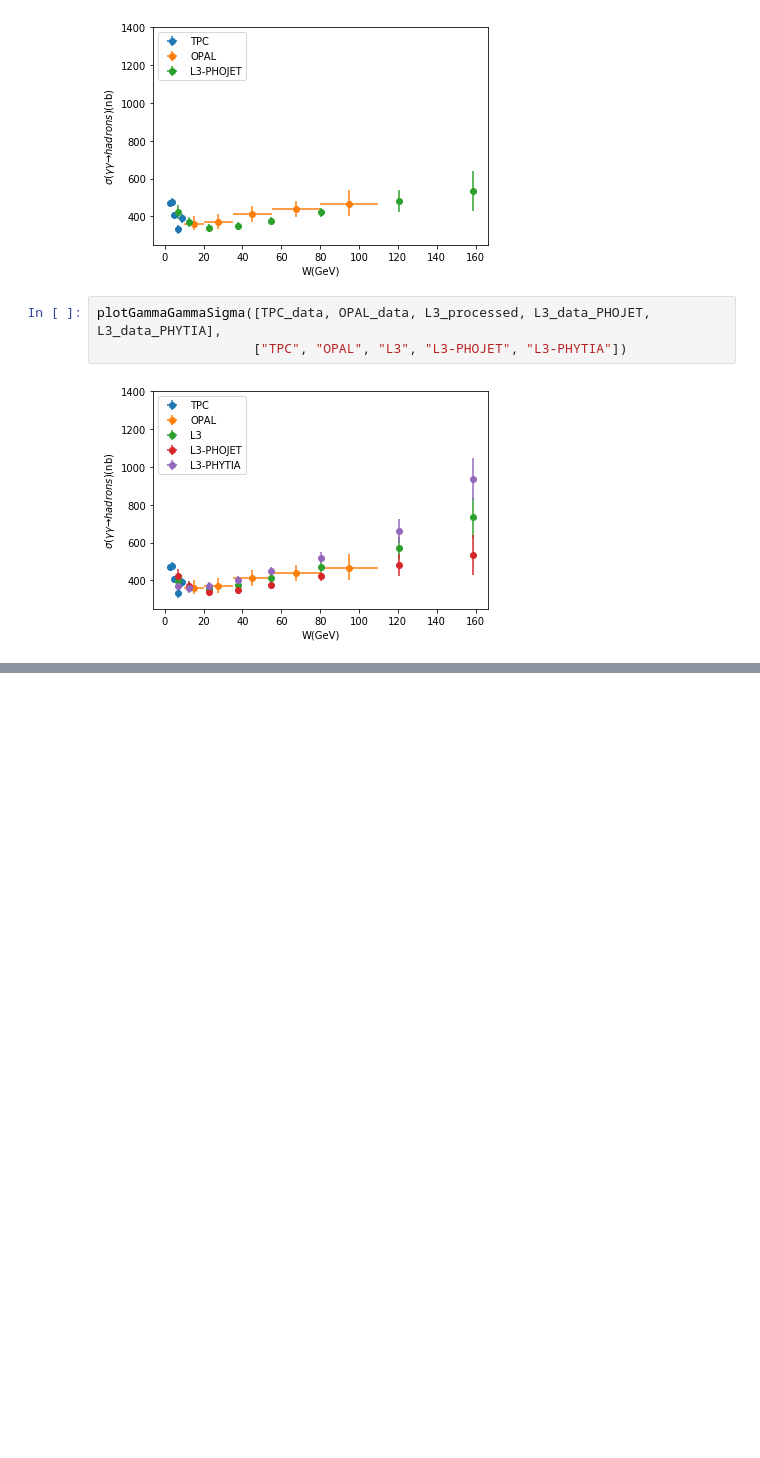
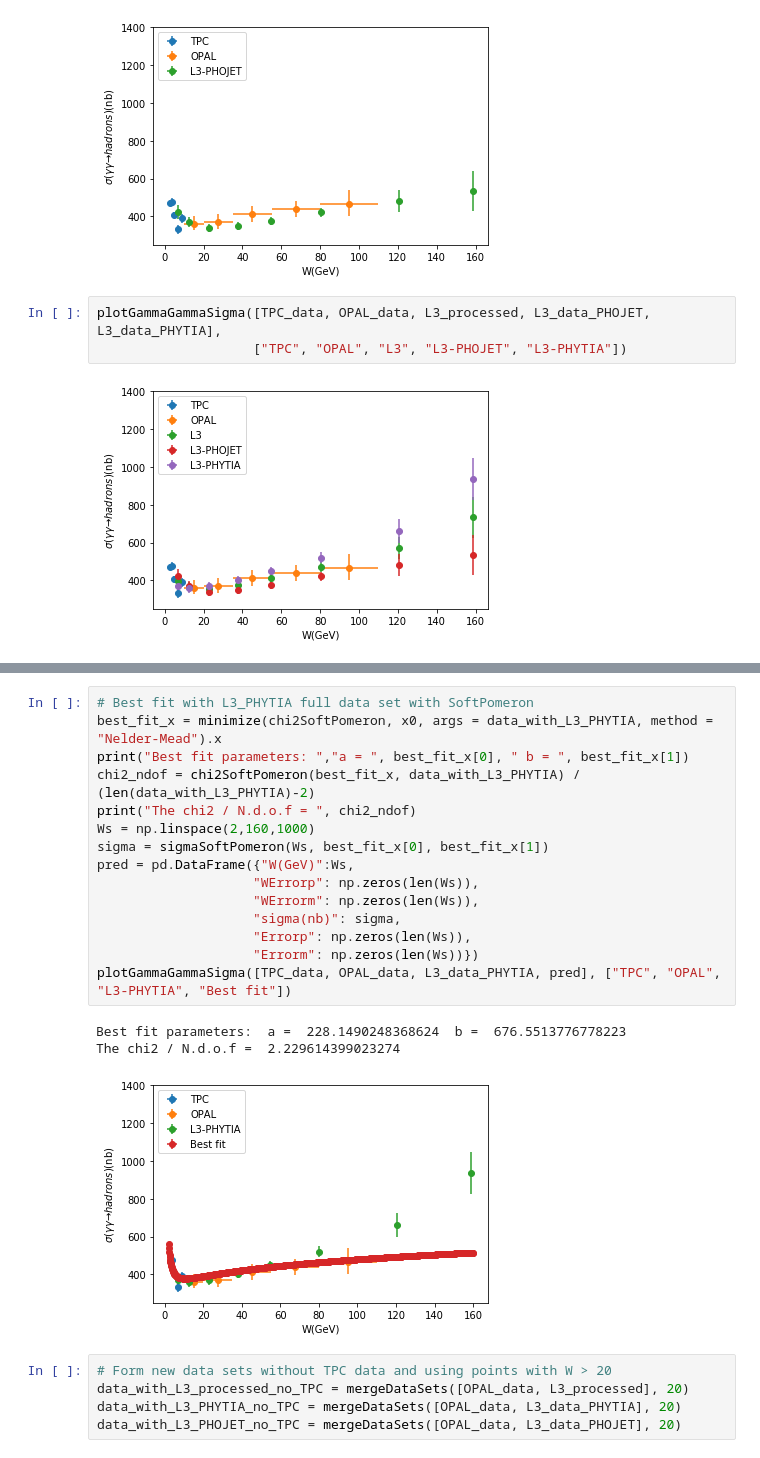
Before and after one commit to artur-amorim/gggpScatteringIHQCD, a Jupyter notebook: expdata/gammagammaSigma.ipynb, the cells around one changed output, grey strips where cells are left out. Drawn from its saved outputs; the diff is of its cells as text; blank space fills up the shorter version.

```diff
--- a/expdata/gammagammaSigma.ipynb
+++ b/expdata/gammagammaSigma.ipynb
@@ -145,0 +318,24 @@ def sigmaSoftPomeron(W, a, b):
+# %%
+# Best fit with L3_PHYTIA full data set with SoftPomeron
+best_fit_x = minimize(chi2SoftPomeron, x0, args = data_with_L3_PHYTIA, method = "Nelder-Mead").x
+print("Best fit parameters: ","a = ", best_fit_x[0], " b = ", best_fit_x[1])
+chi2_ndof = chi2SoftPomeron(best_fit_x, data_with_L3_PHYTIA) / (len(data_with_L3_PHYTIA)-2)
+print("The chi2 / N.d.o.f = ", chi2_ndof)
+Ws = np.linspace(2,160,1000)
+sigma = sigmaSoftPomeron(Ws, best_fit_x[0], best_fit_x[1])
+pred = pd.DataFrame({"W(GeV)":Ws,
+                    "WErrorp": np.zeros(len(Ws)),
+                    "WErrorm": np.zeros(len(Ws)),
+                    "sigma(nb)": sigma,
+                    "Errorp": np.zeros(len(Ws)),
+                    "Errorm": np.zeros(len(Ws))})
+plotGammaGammaSigma([TPC_data, OPAL_data, L3_data_PHYTIA, pred], ["TPC", "OPAL", "L3-PHYTIA", "Best fit"])
+# %% [output]
+Best fit parameters:  a =  228.1490248368624  b =  676.5513776778223
+The chi2 / N.d.o.f =  2.229614399023274
+[figure, added]
+# %%
+# Form new data sets without TPC data and using points with W > 20
+data_with_L3_processed_no_TPC = mergeDataSets([OPAL_data, L3_processed], 20)
+data_with_L3_PHYTIA_no_TPC = mergeDataSets([OPAL_data, L3_data_PHYTIA], 20)
+data_with_L3_PHOJET_no_TPC = mergeDataSets([OPAL_data, L3_data_PHOJET], 20)
```
Also changed, not shown: parts of 17 cells of this notebook.
